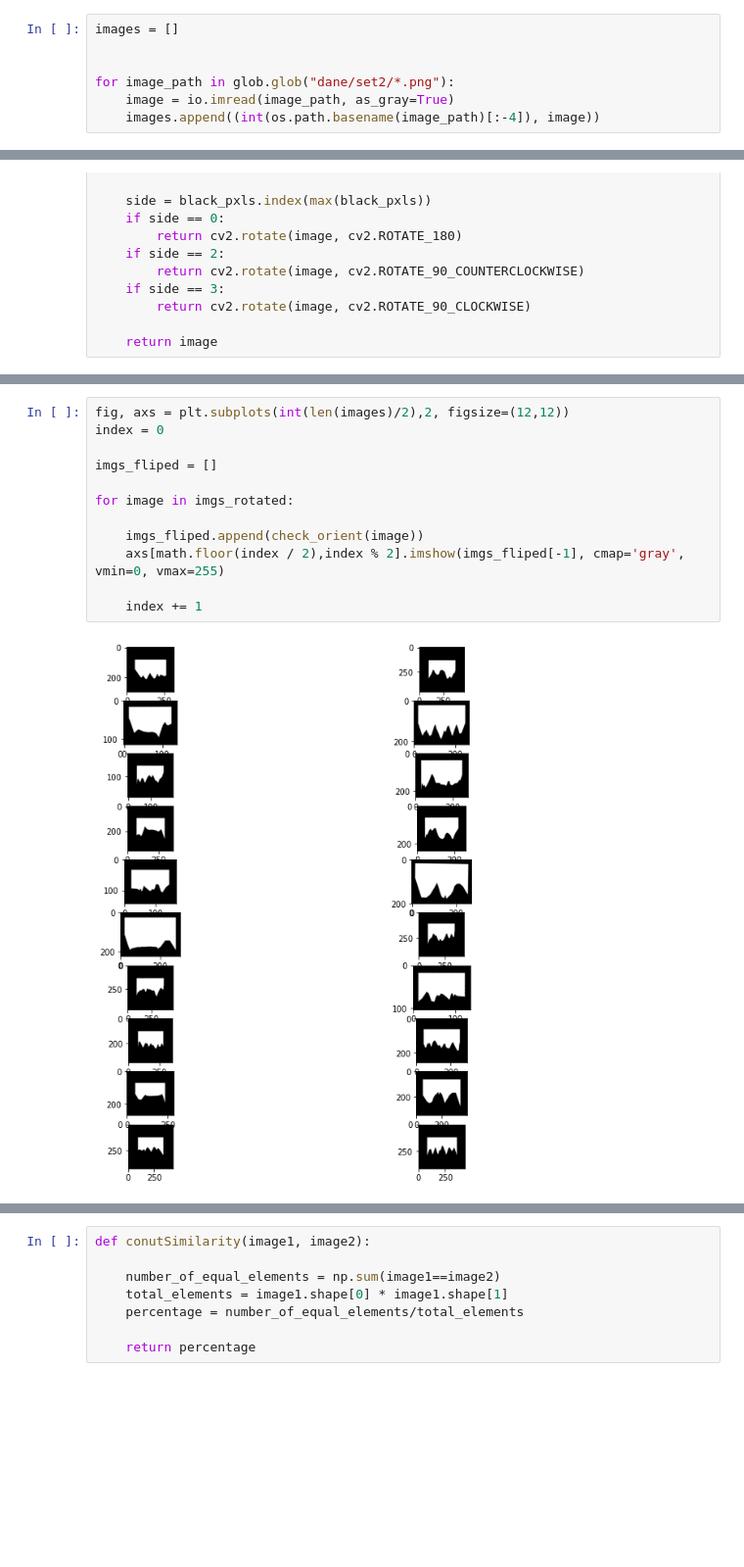
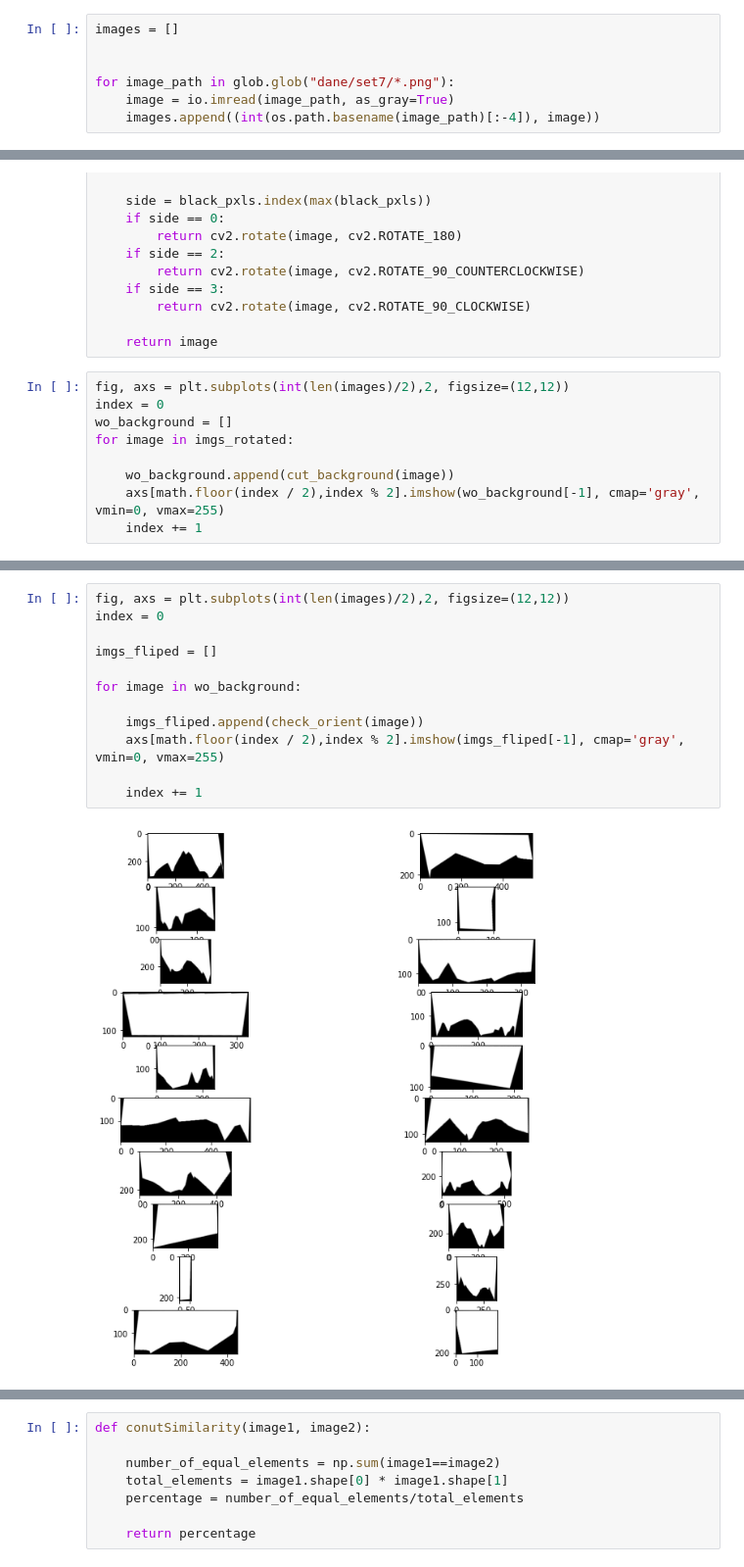
Before and after one commit to Dombearx/piro1, a Jupyter notebook: Official.ipynb, the cells around one changed output, grey strips where cells are left out. Shown at 98% size. Saved outputs shown, nothing was run; the diff lists cells and outputs as text; blank space fills up the shorter version.

```diff
--- a/Official.ipynb
+++ b/Official.ipynb
@@ -17,6 +17,6 @@ import os
 images = []
 
 
-for image_path in glob.glob("dane/set2/*.png"):
+for image_path in glob.glob("dane/set7/*.png"):
     image = io.imread(image_path, as_gray=True)
     images.append((int(os.path.basename(image_path)[:-4]), image))
@@ -178,3 +181,12 @@ def check_orient(image):
         return cv2.rotate(image, cv2.ROTATE_90_CLOCKWISE)
 
     return image
+# %%
+fig, axs = plt.subplots(int(len(images)/2),2, figsize=(12,12))
+index = 0
+wo_background = []
+for image in imgs_rotated:
+
+    wo_background.append(cut_background(image))
+    axs[math.floor(index / 2),index % 2].imshow(wo_background[-1], cmap='gray', vmin=0, vmax=255)
+    index += 1
@@ -181,14 +195,14 @@ def check_orient(image):
 # %%
 fig, axs = plt.subplots(int(len(images)/2),2, figsize=(12,12))
 index = 0
 
 imgs_fliped = []
 
-for image in imgs_rotated:
+for image in wo_background:
 
     imgs_fliped.append(check_orient(image))
     axs[math.floor(index / 2),index % 2].imshow(imgs_fliped[-1], cmap='gray', vmin=0, vmax=255)
 
     index += 1
 # %% [output]
-[figure, old version]
+[figure, new version]
```
Also changed, not shown: parts of 16 cells of this notebook.
